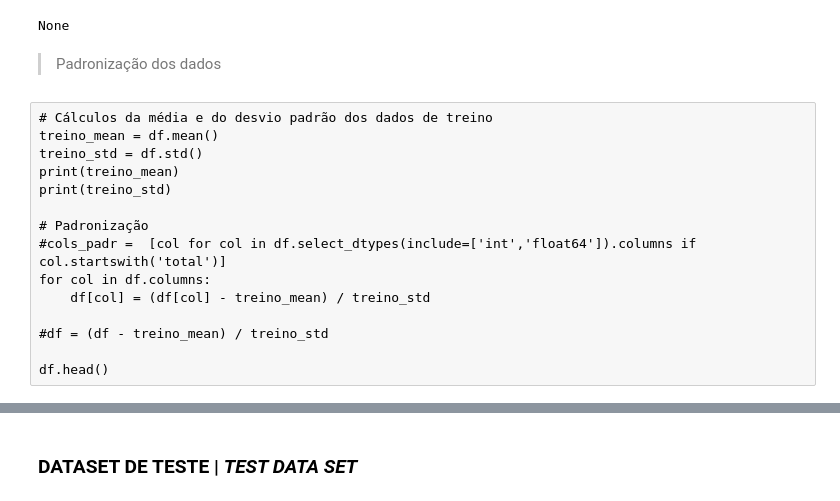
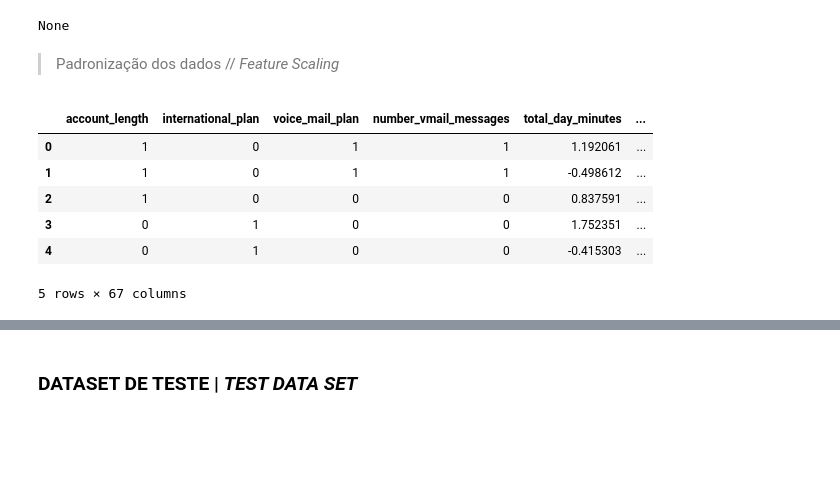
Before and after one commit to tatiananovaes/Customer_Churn_Telecom, a Jupyter notebook: machine_learning/customer_churn_telecom_04_PreProcessing.ipynb, the cells around one changed output, grey strips where cells are left out. Drawn from its saved outputs; the diff is of its cells as text; code cells hidden in the pictures; blank space fills up the shorter version.

Commit message:
add standardization

```diff
--- a/machine_learning/customer_churn_telecom_04_PreProcessing.ipynb
+++ b/machine_learning/customer_churn_telecom_04_PreProcessing.ipynb
@@ -321,20 +321,27 @@ Data columns (total 67 columns):
 dtypes: category(2), float64(8), int32(2), int64(1), uint8(54)
 memory usage: 724.7 KB
 None
-# %% [markdown]
-> Padronização dos dados
-# %% [raw]
-# Cálculos da média e do desvio padrão dos dados de treino
-treino_mean = df.mean()
-treino_std = df.std()
-print(treino_mean)
-print(treino_std)
-
-# Padronização
-#cols_padr =  [col for col in df.select_dtypes(include=['int','float64']).columns if col.startswith('total')]
-for col in df.columns:
-    df[col] = (df[col] - treino_mean) / treino_std
-
-#df = (df - treino_mean) / treino_std
-
-df.head()
+# %% [markdown]
+> Padronização dos dados // _Feature Scaling_
+# %%
+# Padronização das colunas numéricas não binárias (nomes iniciados por 'total')
+# Standardization of non-binary numeric columns (names starting with 'total')
+
+# Os valores de média e desvio padrão do dataset de treino será usado no dataset de teste e em novos valores
+df_train_stats = df[df.columns.drop('churn')].describe()
+train_mean = df_train_stats[df_train_stats.index == 'mean']
+train_std = df_train_stats[df_train_stats.index == 'std']
+
+cols_padr =  [col for col in df.select_dtypes(include=['int','float64']).columns if col.startswith('total')]
+for col in cols_padr:
+    df[col] = (df[col] - train_mean[col].values) / train_std[col].values
+
+df.head()
+# %% [output]
+|  | account_length | international_plan | voice_mail_plan | number_vmail_messages | total_day_minutes | ... |
+| 0 | 1 | 0 | 1 | 1 | 1.192061 | ... |
+| 1 | 1 | 0 | 1 | 1 | -0.498612 | ... |
+| 2 | 1 | 0 | 0 | 0 | 0.837591 | ... |
+| 3 | 0 | 1 | 0 | 0 | 1.752351 | ... |
+| 4 | 0 | 1 | 0 | 0 | -0.415303 | ... |
+5 rows × 67 columns
```
Also changed, not shown: parts of 19 cells of this notebook, 4 other files.
